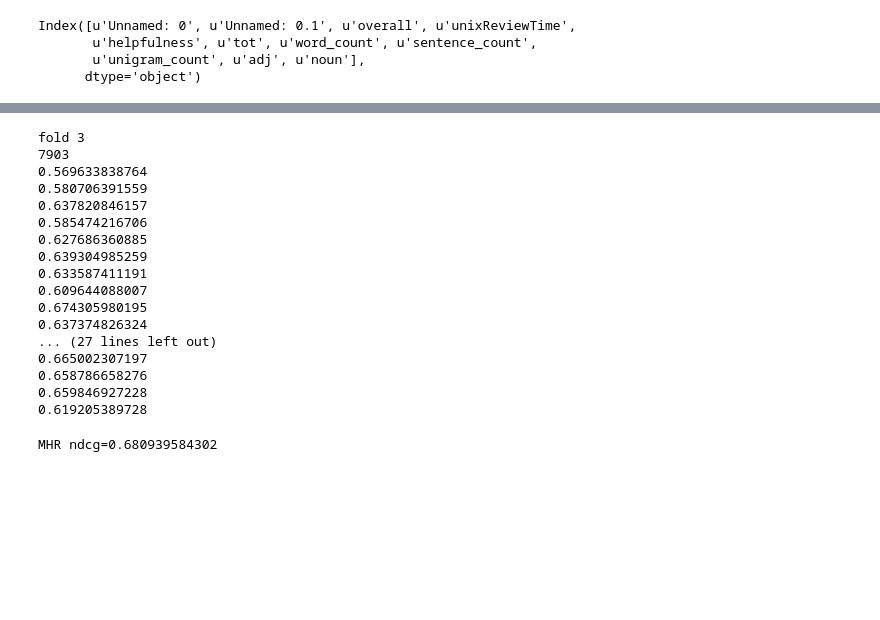
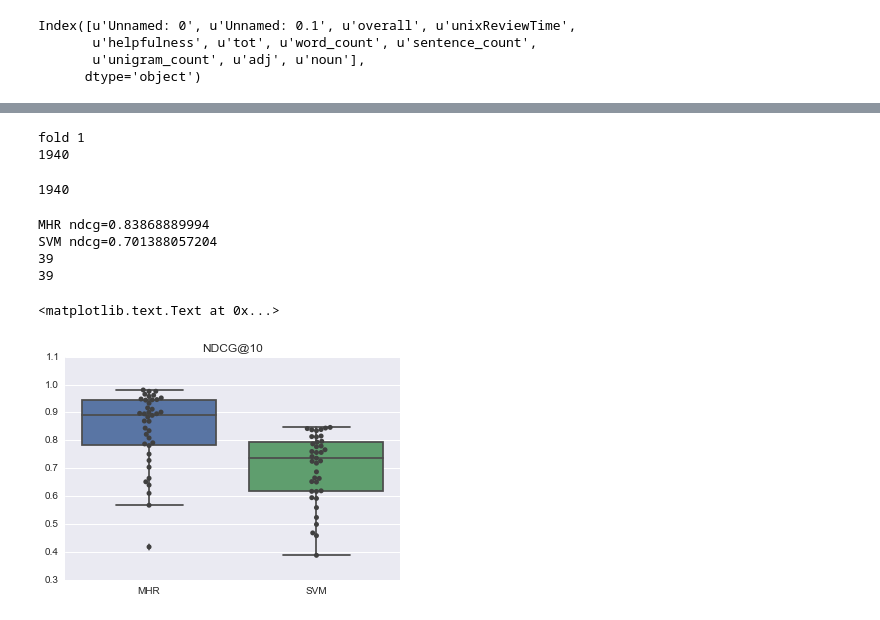
Before and after one commit to vwoloszyn/MRR, a Jupyter notebook: MHR_assessment.ipynb, the cells around one changed output, grey strips where cells are left out. Cells and saved outputs as stored; diff of their text form; code cells hidden in the pictures; blank space fills up the shorter version.

```diff
--- a/MHR_assessment.ipynb
+++ b/MHR_assessment.ipynb
@@ -132,8 +220,9 @@ Index([u'Unnamed: 0', u'Unnamed: 0.1', u'overall', u'unixReviewTime',
 # %%
+#CROSVALIDATION BY COMMENTS
 clf = svm.SVR(epsilon=0.001)
 
 
-rs = cross_validation.ShuffleSplit(len(reviews_features), n_iter=10, test_size=.4 , random_state=0)
+rs = cross_validation.ShuffleSplit(len(reviews_features), n_iter=10, test_size=.2 , random_state=0)
 ind=0
 ndcg=[]
 for train_index, test_index in rs:
@@ -180,29 +248,48 @@ print "fold " + str(np.argmax(ndcg))
 count=0
 for train_index, test_index in rs:
     if (count==int(np.argmax(ndcg))):
-        print (len(reviews_features.ix[test_index]))
-        x=mhr.executeFromDf(reviews_features.ix[test_index])
+
+        #df=reviews_features.ix[test_index]
+        df=reviews_features[reviews_features['asin'].isin(np.array(products)[test_index])]
+
+        print (len(df))
+        x=mhr.executeFromDf(df)
+
     count=count+1
 # %% [output]
-fold 3
-7903
-0.569633838764
-0.580706391559
-0.637820846157
-0.585474216706
-0.627686360885
-0.639304985259
-0.633587411191
-0.609644088007
-0.674305980195
-0.637374826324
-... (27 lines left out)
-0.665002307197
-0.658786658276
-0.659846927228
-0.619205389728
+fold 1
+1940
-# %%
-mhr_ndcg=calc_ndcg(x,'powerWithStar',5)
-print "MHR ndcg="+str(mhr_ndcg)
-# %% [output]
-MHR ndcg=0.680939584302
+# %%
+len(x)
+# %% [output]
+1940
+# %%
+import seaborn as sns
+k=10
+
+ndcg_mhr=calc_ndcg(x,'powerWithStar',k)
+corr_mhr=calc_corr(x,'powerWithStar')
+print "MHR ndcg="+str(np.mean(ndcg_mhr))
+
+ndcg_svm=calc_ndcg(bestSVMPrediction,'svm',k)
+corr_svm=calc_corr(bestSVMPrediction,'svm')
+
+print "SVM ndcg="+str(np.mean(ndcg_svm))
+
+print (len(ndcg_svm))
+print (len(ndcg_mhr))
+
+tip={}
+tip['SVM']=ndcg_svm
+tip['MHR']=ndcg_mhr
+df = pd.DataFrame(tip)
+ax = sns.boxplot(data=df)
+ax = sns.swarmplot(data=df, color=".25")
+ax.set_title('NDCG@'+str(k))
+# %% [output]
+MHR ndcg=0.83868889994
+SVM ndcg=0.701388057204
+39
+39
+<matplotlib.text.Text at 0x...>
+[figure, added]
```
Also changed, not shown: parts of 4 cells of this notebook, 1 other file.
